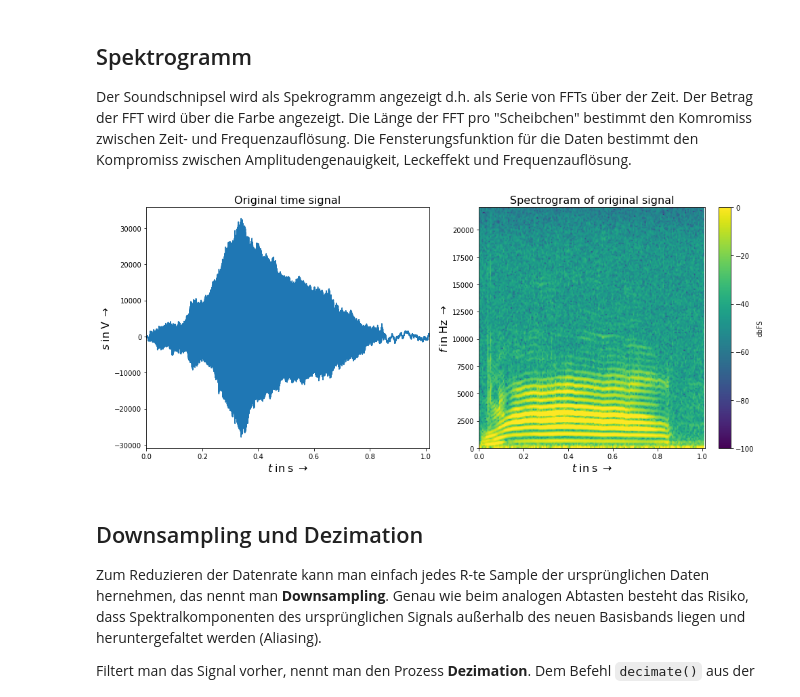
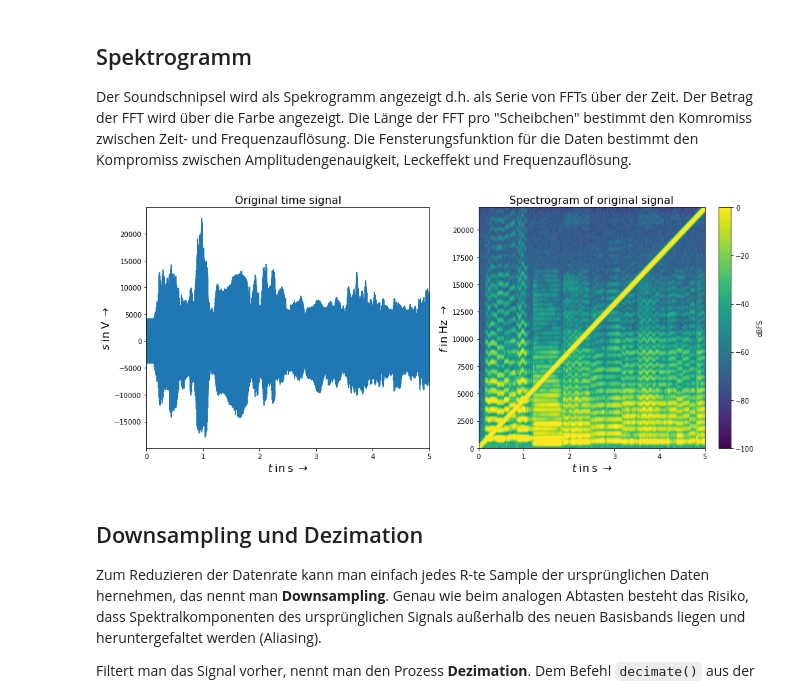
Before and after one commit to chipmuenk/dsp, a Jupyter notebook: notebooks/09_SMP/SMP_Audio_decimation.ipynb, the cells around one changed output. Saved outputs shown, nothing was run; the diff lists cells and outputs as text; code cells hidden in the pictures.

```diff
--- a/notebooks/09_SMP/SMP_Audio_decimation.ipynb
+++ b/notebooks/09_SMP/SMP_Audio_decimation.ipynb
@@ -35,8 +35,8 @@ np_type = np.int16 # data type for wav file
 path = '../medien' # path for wav files
 filename = 'ComputerBeeps2.wav'
 filename = 'SpaceRipple.wav'
-#filename = '92002__jcveliz__violin-origional.wav'
-filename = "4914__noisecollector__cat2.wav"
+filename = '92002__jcveliz__violin-origional.wav'
+#filename = "4914__noisecollector__cat2.wav"
 
 wf = wave.open(os.path.join(path, filename),'rb')
 N_CHAN   = wf.getnchannels()# number of channels
@@ -48,10 +48,19 @@ STEREO = N_CHAN == 2
 samples_in = np.frombuffer(wf.readframes(-1), dtype=np_type) # wav data as 16 bit integers in interleaved channels
 samples = np.array([samples_in[idx::N_CHAN] for idx in range(N_CHAN)]) # deinterleave channels to numpy array N_CHAN x N_FRAMES
 
+t = np.arange(N_FRAMES) / rate_in
+# überlagertes Störsignal:
+#signal = ((1<12) * np.sin(2 * np.pi * 1000 * t)).astype(np_type)
+signal = ((1<<12) * sig.chirp(t, 0, t[-1], rate_in/2)).astype(np_type)
+samples[0,:] += signal
+print(max(signal))
+
 wf.close() # wav data has been copied to numpy array, close file now.
 
 print("Channels:\t{0}\nSample width:\t{1} bytes\nOutput rate:\t{2} Hz\nInput Samples:\t{3}"\
       .format(N_CHAN, W_SAMP, rate_in, N_FRAMES))
 
+print(np.shape(samples))
+
 display(Audio(data=samples, rate=rate_in))
 # %% [output]
@@ -66,26 +77,26 @@ Der Soundschnipsel wird als Spekrogramm angezeigt d.h. als Serie von FFTs über
 # %%
 NFFT = 512 # DFT length of spectrograms
 dbmin = -100; dbmax = 0 # Limits for log. display
-win = sig.windows.kaiser(NFFT,12, sym = False) # needs NFFT and shape parameter beta
+win = sig.windows.kaiser(NFFT,20, sym = False) # needs NFFT and shape parameter beta
 #win = sig.hann(NFFT)
 fig1, ax = subplots(nrows=1, ncols=2, **figsize)
 ax[0].plot(arange(len(samples[0]))/rate_in, samples[0])
 ax[0].set_xlim([0, N_FRAMES/rate_in])
 ax[0].set_xlabel(r'$t \; \mathrm{in \; s}\;\rightarrow$', fontsize = 16)
 ax[0].set_ylabel(r'$s \; \mathrm{in \; V}\;\rightarrow$', fontsize = 16)
 ax[0].set_title('Original time signal',fontsize = 16)
 Pxx, freqs, bins, im = ax[1].specgram(samples[0] / NFFT, NFFT=NFFT, Fs=rate_in,
                             noverlap=NFFT/2, mode = 'magnitude', window = win,
                             scale = 'dB', vmin = dbmin, vmax = dbmax)
-plt.colorbar(im, label="dbFS")
+plt.colorbar(im, label="dBFS")
 ax[1].set_xlabel(r'$t \; \mathrm{in \; s}\;\rightarrow$', fontsize = 16)
 ax[1].set_ylabel(r'$f \; \mathrm{in \; Hz}\;\rightarrow$', fontsize = 16)
 ax[1].set_title('Spectrogram of original signal', fontsize = 16)
 ax[1].set_xlim(ax[0].get_xlim())
 ax[1].set_ylim([0, rate_in/2])
 plt.tight_layout()
 # %% [output]
-[figure, old version]
+[figure, new version]
 # %% [markdown]
 ## Downsampling und Dezimation  ##
 Zum Reduzieren der Datenrate kann man einfach jedes R-te Sample der ursprünglichen Daten hernehmen, das nennt man **Downsampling**. Genau wie beim analogen Abtasten besteht das Risiko, dass Spektralkomponenten des ursprünglichen Signals außerhalb des neuen Basisbands liegen und heruntergefaltet werden (Aliasing).
```
Also changed, not shown: parts of 3 cells of this notebook, 1 other file.
